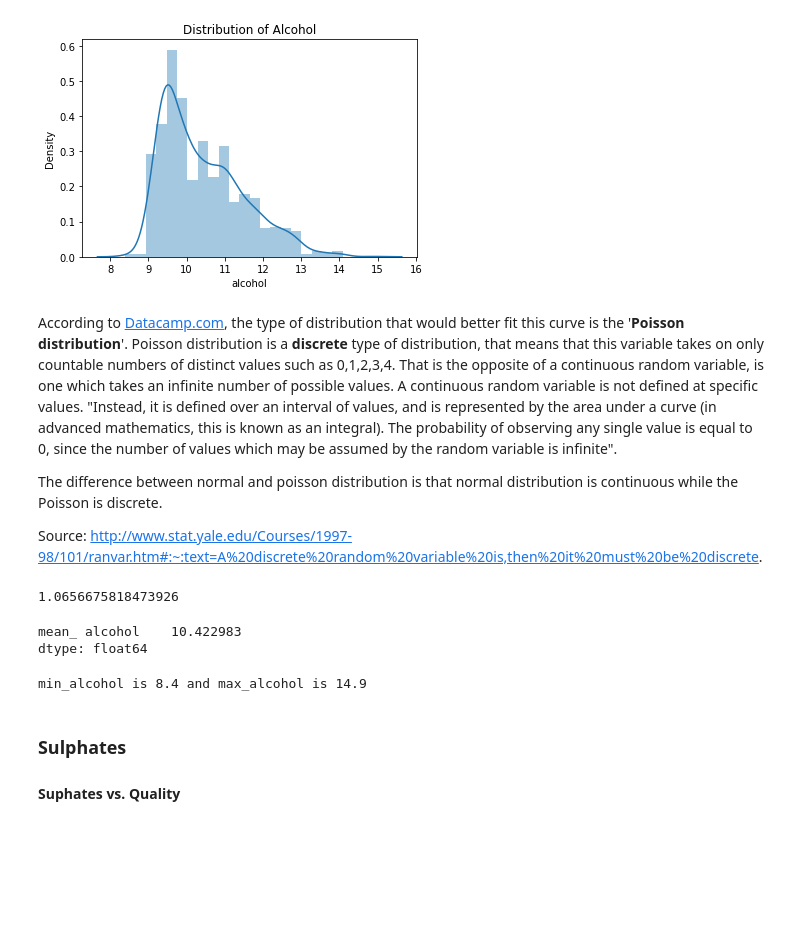
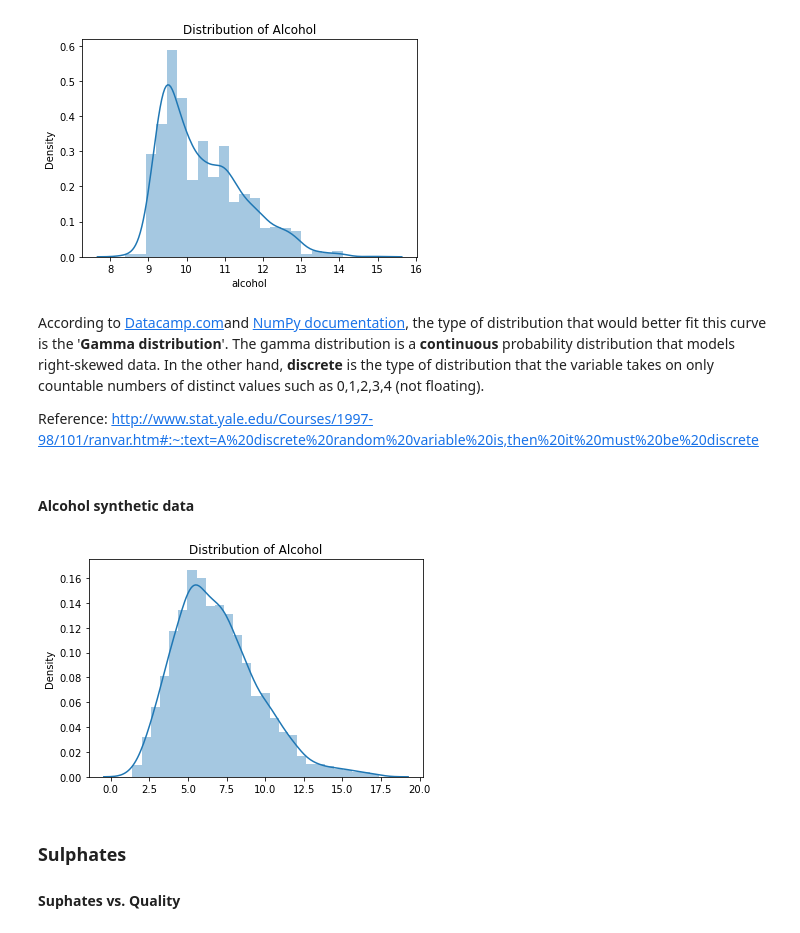
Before and after one commit to LaisColetta/PdDA_Assignment, a Jupyter notebook: PdDA_Assignment.ipynb, the cells around one changed output. Drawn from its saved outputs; the diff is of its cells as text; code cells hidden in the pictures; blank space fills up the shorter version.

```diff
--- a/PdDA_Assignment.ipynb
+++ b/PdDA_Assignment.ipynb
@@ -356,30 +379,31 @@ plt.show()
 # %% [output]
 [figure]
 # %% [markdown]
-According to [Datacamp.com](https://www.datacamp.com/tutorial/probability-distributions-python), the type of distribution that would better fit this curve is the '<b>Poisson distribution</b>'. Poisson distribution is a <b>discrete</b> type of distribution, that means that this variable takes on only countable numbers of distinct values such as 0,1,2,3,4. That is the opposite of a continuous random variable, is one which takes an infinite number of possible values. A continuous random variable is not defined at specific values. "Instead, it is defined over an interval of values, and is represented by the area under a curve (in advanced mathematics, this is known as an integral). The probability of observing any single value is equal to 0, since the number of values which may be assumed by the random variable is infinite".
+According to [Datacamp.com](https://www.datacamp.com/tutorial/probability-distributions-python)and [NumPy documentation](https://numpy.org/doc/stable/reference/random/generated/numpy.random.RandomState.gamma.html), the type of distribution that would better fit this curve is the '<b>Gamma distribution</b>'. The gamma distribution is a <b>continuous</b> probability distribution that models right-skewed data. In the other hand, <b>discrete</b> is the type of distribution that the variable takes on only countable numbers of distinct values such as 0,1,2,3,4 (not floating).
 
-The difference between normal and poisson distribution is that normal distribution is continuous while the Poisson is discrete.
-
-Source: http://www.stat.yale.edu/Courses/1997-98/101/ranvar.htm#:~:text=A%20discrete%20random%20variable%20is,then%20it%20must%20be%20discrete.
+Reference: http://www.stat.yale.edu/Courses/1997-98/101/ranvar.htm#:~:text=A%20discrete%20random%20variable%20is,then%20it%20must%20be%20discrete
-# %%
-# calculate the standart deviation
-df["alcohol"].std()
-# %% [output]
-1.0656675818473926
-# %%
-# calculate the mean value
-df1 = df.mean()
-mean_alcohol = df[["alcohol"]].mean()
-print('mean_', mean_alcohol)
-# %% [output]
-mean_ alcohol    10.422983
-dtype: float64
-# %%
-min_alcohol = df['alcohol'].min()
-max_alcohol = df['alcohol'].max()
-print ('min_alcohol is', min_alcohol, 'and max_alcohol is', max_alcohol)
-# %% [output]
-min_alcohol is 8.4 and max_alcohol is 14.9
+# %% [markdown]
+#### Alcohol synthetic data
+# %%
+#create emplty data frame in pandas
+sample_df = pd.DataFrame()
+#set number of rows
+n_samples = 1600
+# The function numpy.random.default_rng will instantiate a Generator with numpy’s default BitGenerator.
+rng = np.random.default_rng(0) #set the seed as 0
+
+#create the arrays based on the distributions analysed above
+#shape
+shape=14.9-8.4
+alcohol_random = rng.gamma(shape,scale=1.06, size=1599)
+
+sns.distplot(alcohol_random);
+#give the plot a title
+plt.title("Distribution of Alcohol")
+#show the plot
+plt.show()
+# %% [output]
+[figure, added]
 # %% [markdown]
 ### Sulphates
 
```
Also changed, not shown: parts of 45 cells of this notebook, 1 other file.
